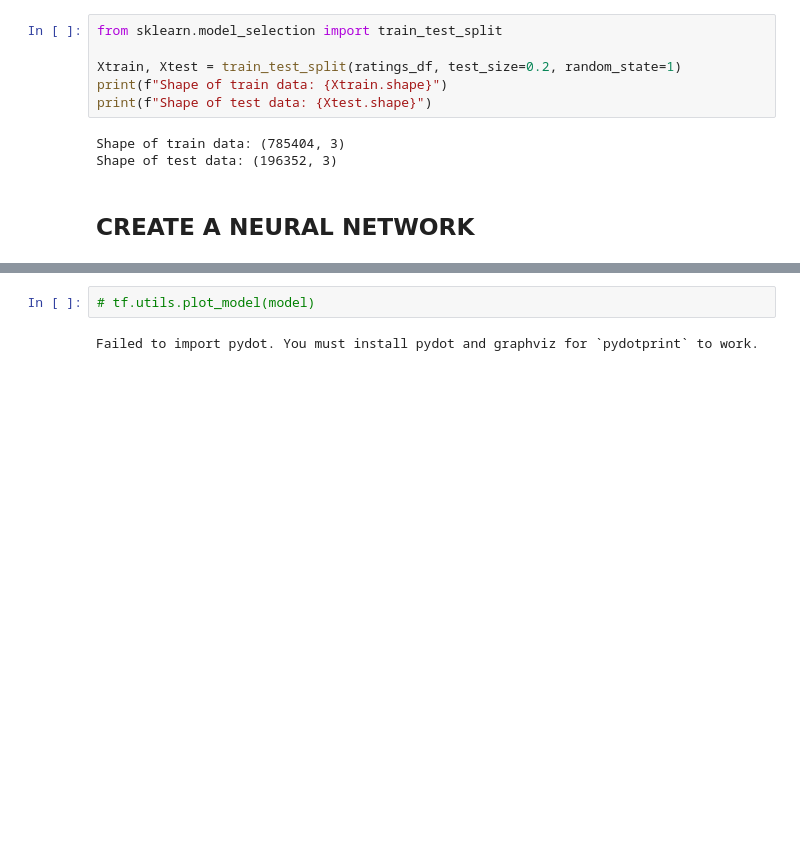
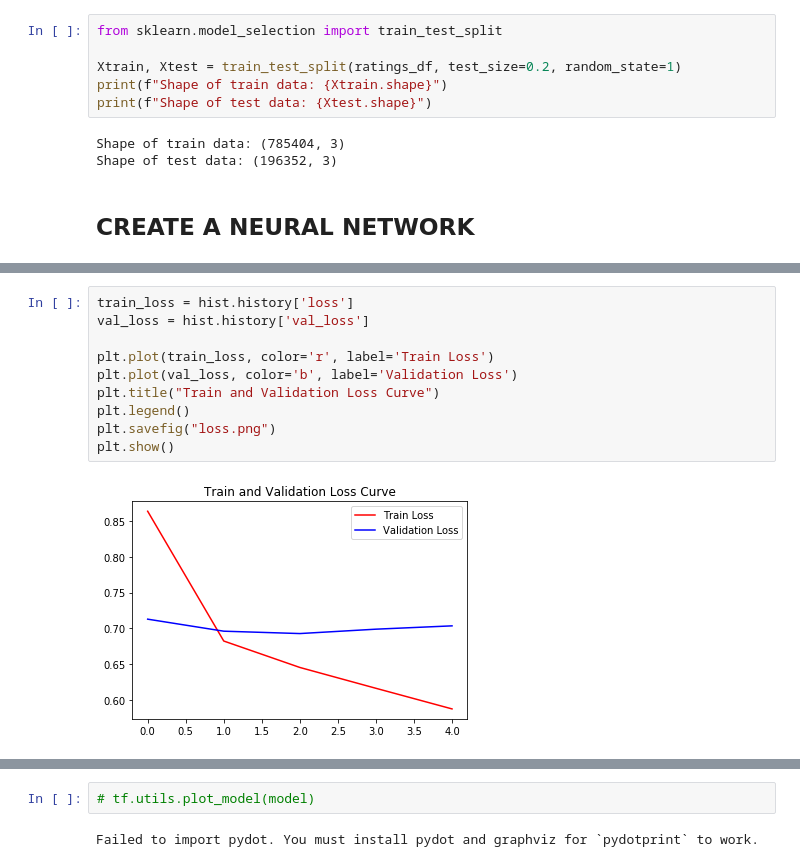
Before and after one commit to risenW/Tensorflowjs_Projects, a Jupyter notebook: recommender-sys/Python-Model/exp.ipynb, the cells around one changed output, grey strips where cells are left out. Drawn from its saved outputs; the diff is of its cells as text; blank space fills up the shorter version.

```diff
--- a/recommender-sys/Python-Model/exp.ipynb
+++ b/recommender-sys/Python-Model/exp.ipynb
@@ -159,0 +125,12 @@ INFO:tensorflow:Assets written to: model/assets
+# %%
+train_loss = hist.history['loss']
+val_loss = hist.history['val_loss']
+
+plt.plot(train_loss, color='r', label='Train Loss')
+plt.plot(val_loss, color='b', label='Validation Loss')
+plt.title("Train and Validation Loss Curve")
+plt.legend()
+plt.savefig("loss.png")
+plt.show()
+# %% [output]
+[figure, added]
```
Also changed, not shown: parts of 26 cells of this notebook, 5 other files.
